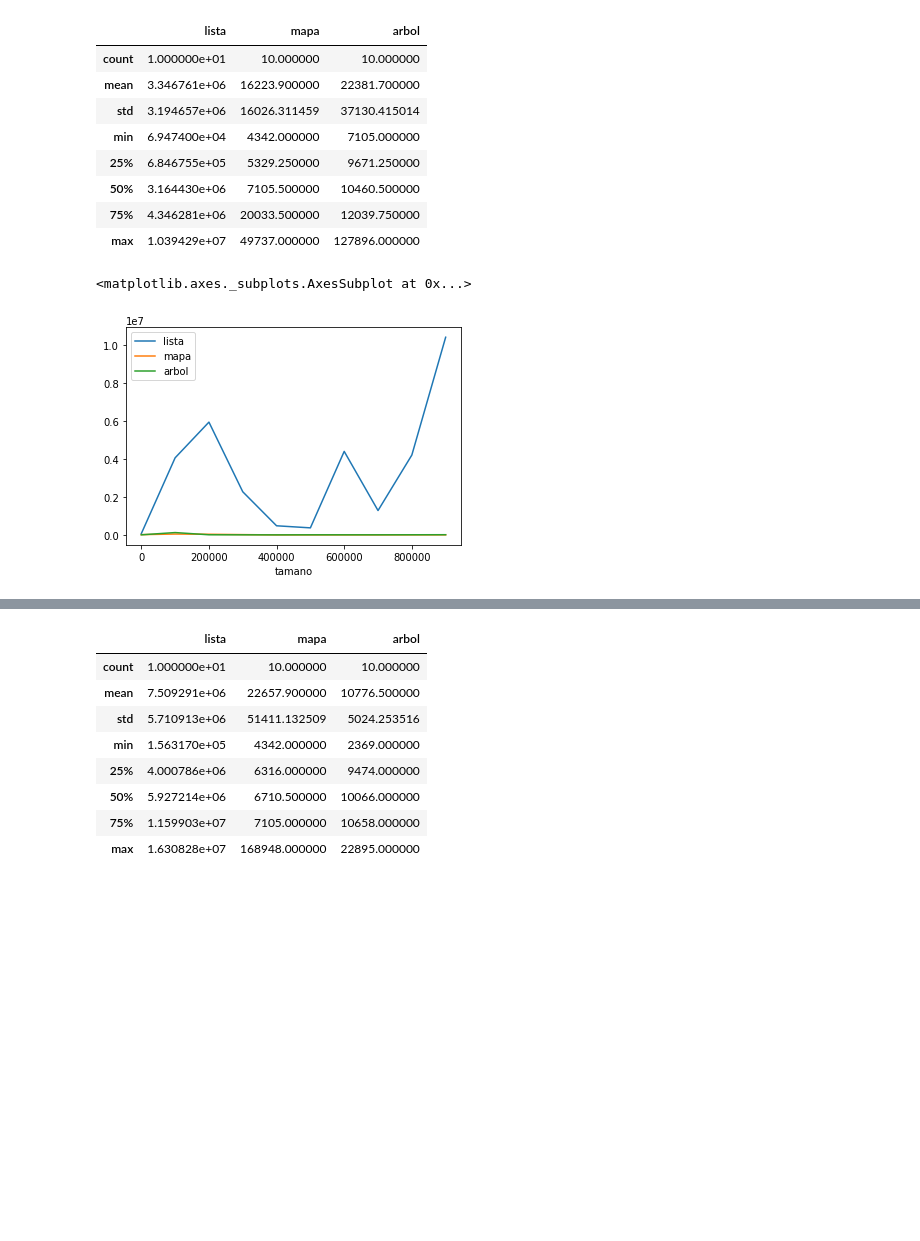
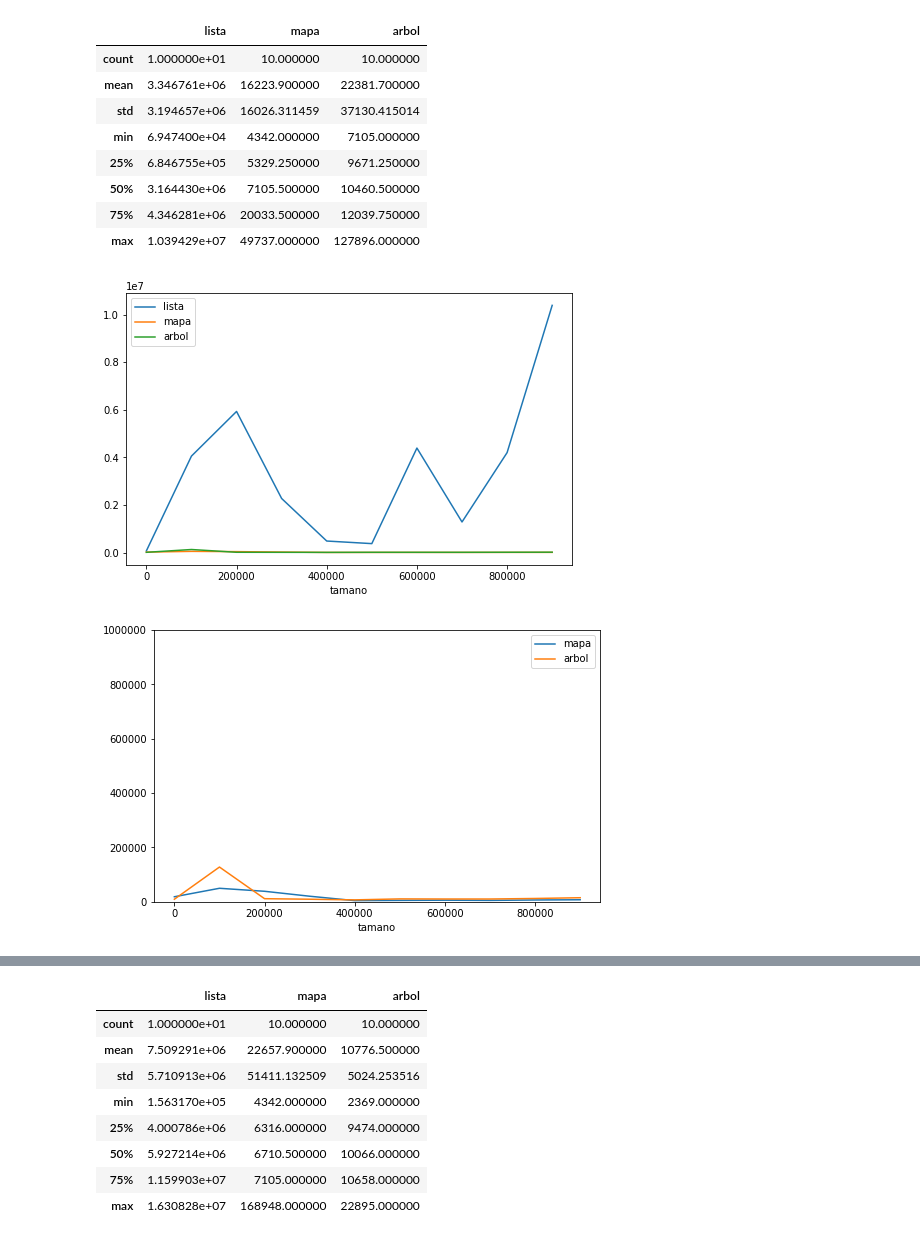
Before and after one commit to bbaruque/EDAT_ejemplos, a Jupyter notebook: es/ubu/lsi/edat/s08_Conjuntos/demo04/VisualizacionResultados.ipynb, the cells around one changed output, grey strips where cells are left out. Saved outputs shown, nothing was run; the diff lists cells and outputs as text; code cells hidden in the pictures; blank space fills up the shorter version.

Commit message:
Mejora de la visualizacion de resultados

```diff
--- a/es/ubu/lsi/edat/s08_Conjuntos/demo04/VisualizacionResultados.ipynb
+++ b/es/ubu/lsi/edat/s08_Conjuntos/demo04/VisualizacionResultados.ipynb
@@ -13,8 +23,13 @@ noContenido.describe()
 | 50% | 3.164430e+06 | 7105.500000 | 10460.500000 |
 | 75% | 4.346281e+06 | 20033.500000 | 12039.750000 |
 | max | 1.039429e+07 | 49737.000000 | 127896.000000 |
-# %%
-noContenido.plot.line()
-# %% [output]
-<matplotlib.axes._subplots.AxesSubplot at 0x...>
-[figure, removed]
+# %%
+ax = noContenido.plot.line(
+    figsize=(8, 5))
+
+ax = noContenido[['mapa','arbol']].plot.line(
+    figsize=(8, 5),
+    ylim=(0,0.1*1e7))
+# %% [output]
+[figure, added]
+[figure, added]
```
Also changed, not shown: parts of 4 cells of this notebook, 3 other files.
